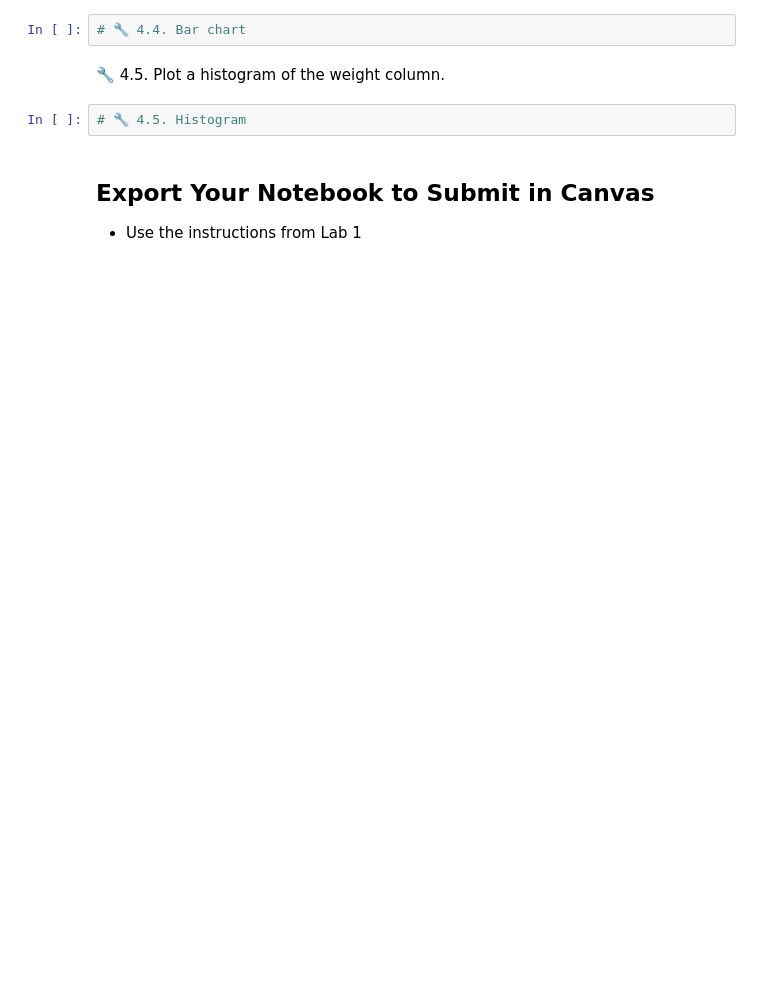
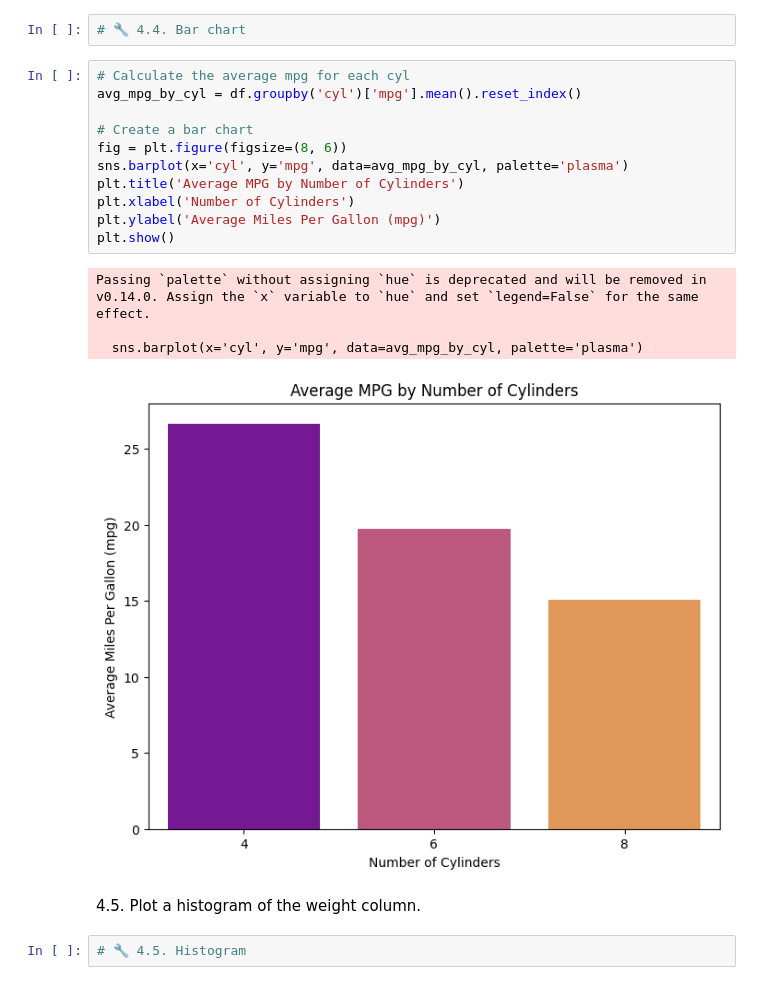
Before and after one commit to Luoxiaowanzi/IS-4487-Guide, a Jupyter notebook: Labs/lab_03_visualization_intro.ipynb, the cells around one changed output. Drawn from its saved outputs; the diff is of its cells as text; blank space fills up the shorter version.

```diff
--- a/Labs/lab_03_visualization_intro.ipynb
+++ b/Labs/lab_03_visualization_intro.ipynb
@@ -112,9 +239,22 @@ You are welcome to import additional libraries for these tasks.
 # %%
 # 🔧 4.4. Bar chart
+# %%
+# Calculate the average mpg for each cyl
+avg_mpg_by_cyl = df.groupby('cyl')['mpg'].mean().reset_index()
+
+# Create a bar chart
+fig = plt.figure(figsize=(8, 6))
+sns.barplot(x='cyl', y='mpg', data=avg_mpg_by_cyl, palette='plasma')
+plt.title('Average MPG by Number of Cylinders')
+plt.xlabel('Number of Cylinders')
+plt.ylabel('Average Miles Per Gallon (mpg)')
+plt.show()
+# %% [output]
+Passing `palette` without assigning `hue` is deprecated and will be removed in v0.14.0. Assign the `x` variable to `hue` and set `legend=False` for the same effect.
+
+  sns.barplot(x='cyl', y='mpg', data=avg_mpg_by_cyl, palette='plasma')
+[figure, added]
 # %% [markdown]
-🔧 4.5. Plot a histogram of the weight column.
+4.5. Plot a histogram of the weight column.
 # %%
 # 🔧 4.5. Histogram
-# %% [markdown]
-## Export Your Notebook to Submit in Canvas
-- Use the instructions from Lab 1
```
Also changed, not shown: parts of 29 cells of this notebook.
